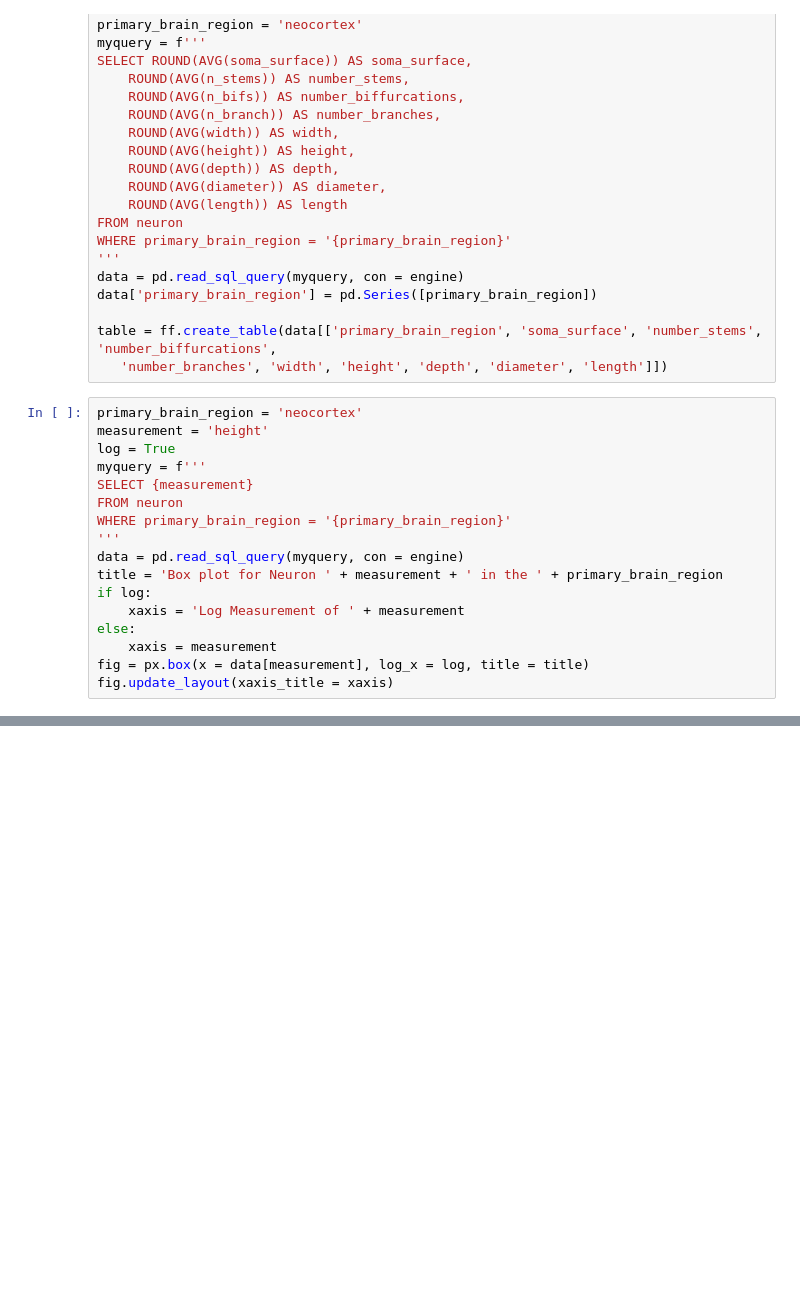
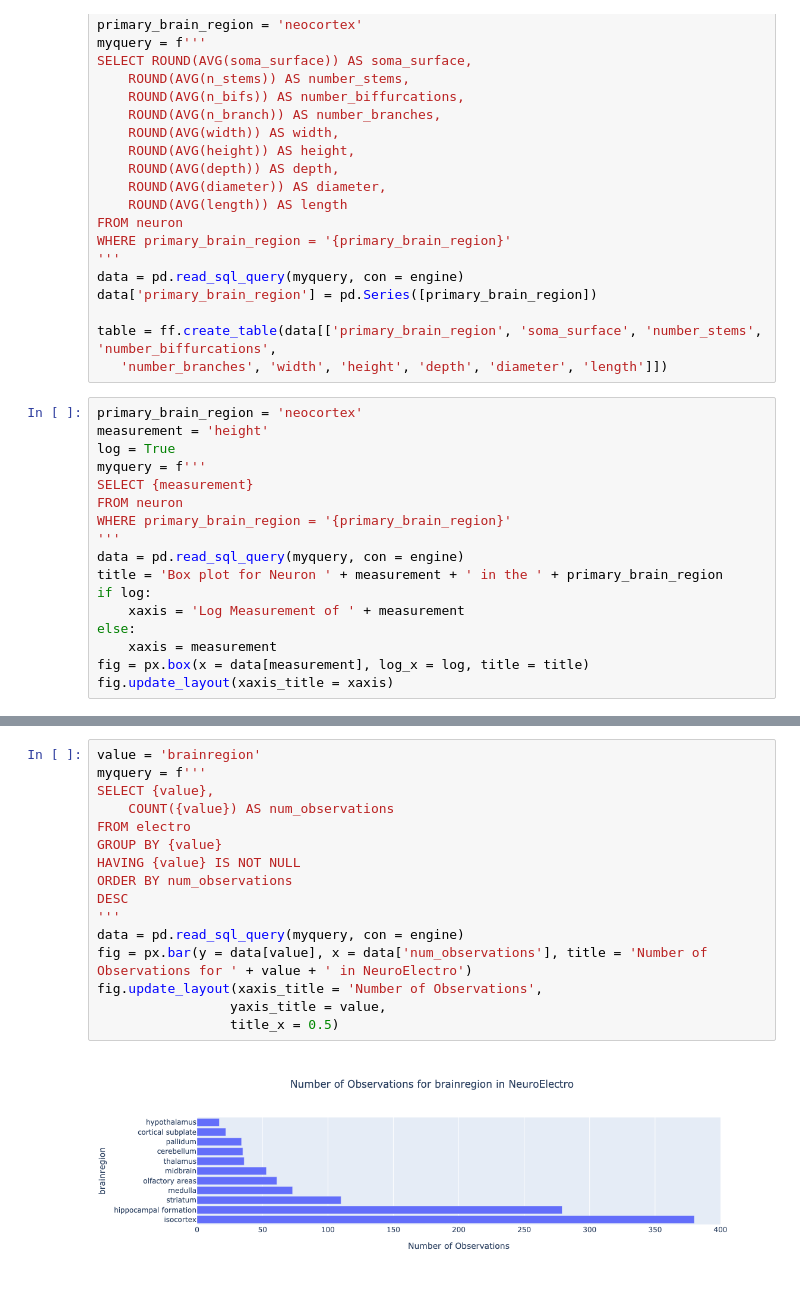
Before and after one commit to eanelson01/neurodash, a Jupyter notebook: neurodash_building.ipynb, the cells around one changed output, grey strips where cells are left out. Cells and saved outputs as stored; diff of their text form; blank space fills up the shorter version.

```diff
--- a/neurodash_building.ipynb
+++ b/neurodash_building.ipynb
@@ -365,0 +497,18 @@ ff.create_table(data[['Name', 'Region', 'DOI']])
+# %%
+value = 'brainregion'
+myquery = f'''
+SELECT {value},
+    COUNT({value}) AS num_observations
+FROM electro
+GROUP BY {value}
+HAVING {value} IS NOT NULL
+ORDER BY num_observations
+DESC
+'''
+data = pd.read_sql_query(myquery, con = engine)
+fig = px.bar(y = data[value], x = data['num_observations'], title = 'Number of Observations for ' + value + ' in NeuroElectro')
+fig.update_layout(xaxis_title = 'Number of Observations',
+                 yaxis_title = value,
+                 title_x = 0.5)
+# %% [output]
+[figure, added]
```
Also changed, not shown: parts of 9 cells of this notebook.
